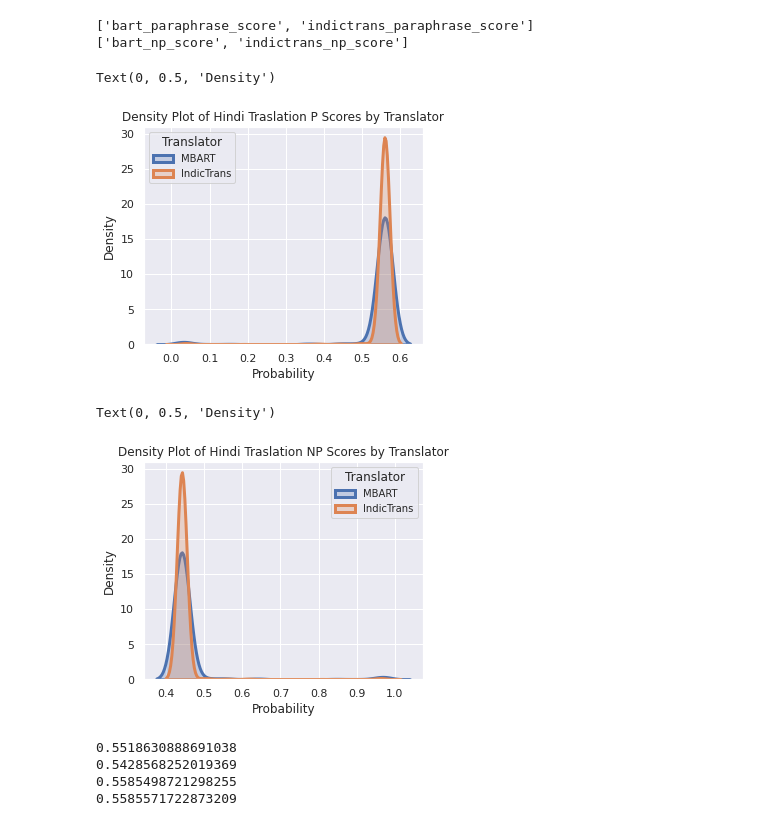
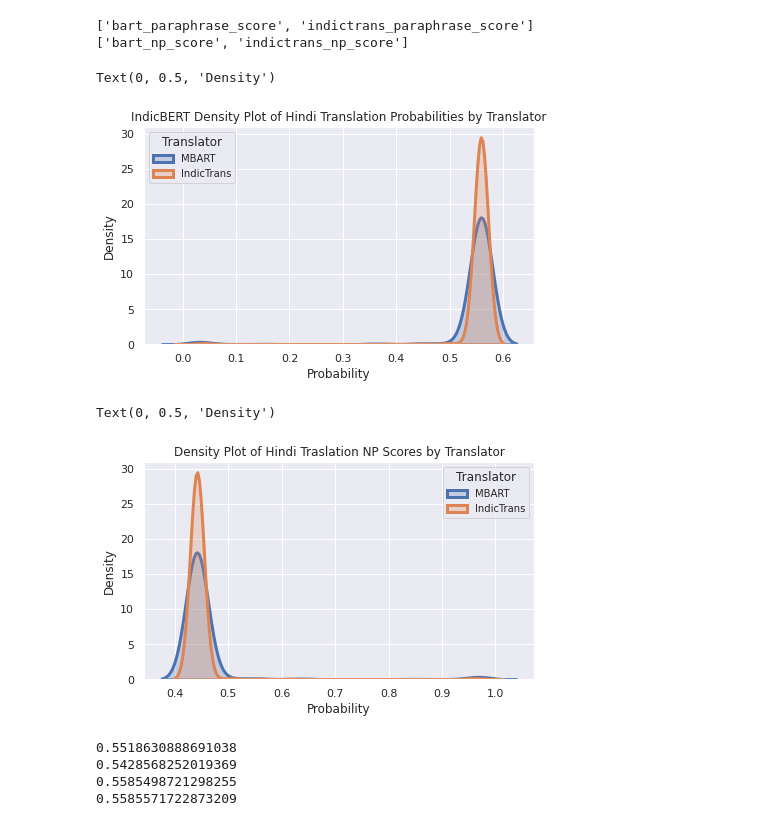
Before and after one commit to bdougall/TranQuality, a Jupyter notebook: IndicBert_cos_edit_eval/IndicBertensemble_hi.ipynb, the cells around one changed output. Saved outputs shown, nothing was run; the diff lists cells and outputs as text; code cells hidden in the pictures.

```diff
--- a/IndicBert_cos_edit_eval/IndicBertensemble_hi.ipynb
+++ b/IndicBert_cos_edit_eval/IndicBertensemble_hi.ipynb
@@ -223,27 +223,27 @@ print(np_labs)
 # %%
 # The majority of paraphrase probability scores are between 0.5 and 0.6 for both translators (~.55)
 # IndicTrans has a tighter distribution of values
-sns.set(rc={'figure.figsize':(5,4)})
+sns.set(rc={'figure.figsize':(7,4)})
 for lab in p_labs:
     # Subset to the translator
     subset = p_np_scores[p_np_scores['cols'] == lab]
     if lab == 'bart_paraphrase_score':
       lab = 'MBART'
     else:
       lab = 'IndicTrans'
     # Draw the density plot
     sns.distplot(subset['vals'], hist = False, kde = True,
                  kde_kws = {'shade': True, 'linewidth': 3},
                  label = lab)
 
 # Plot formatting
 plt.legend(prop={'size': 10}, title = 'Translator', loc = 'upper left')
-plt.title('Density Plot of Hindi Traslation P Scores by Translator')
+plt.title('IndicBERT Density Plot of Hindi Translation Probabilities by Translator')
 plt.xlabel('Probability')
 plt.ylabel('Density')
 # %% [output]
 Text(0, 0.5, 'Density')
-[figure, old version]
+[figure, new version]
 # %%
 # The majority of translations labeled NP have NP probabilities between 0.4 and 0.5
 for lab in np_labs:
@@ -266,7 +266,7 @@ plt.xlabel('Probability')
 plt.ylabel('Density')
 # %% [output]
 Text(0, 0.5, 'Density')
-[figure, old version]
+[figure, new version]
 # %%
 # Write the df file to a csv
 df.to_csv(D+"/predicted_text/IndicBert_ensemble/indicbert_best_hi_eval.csv")
```
Also changed, not shown: parts of 1 cell of this notebook, 13 other files.
